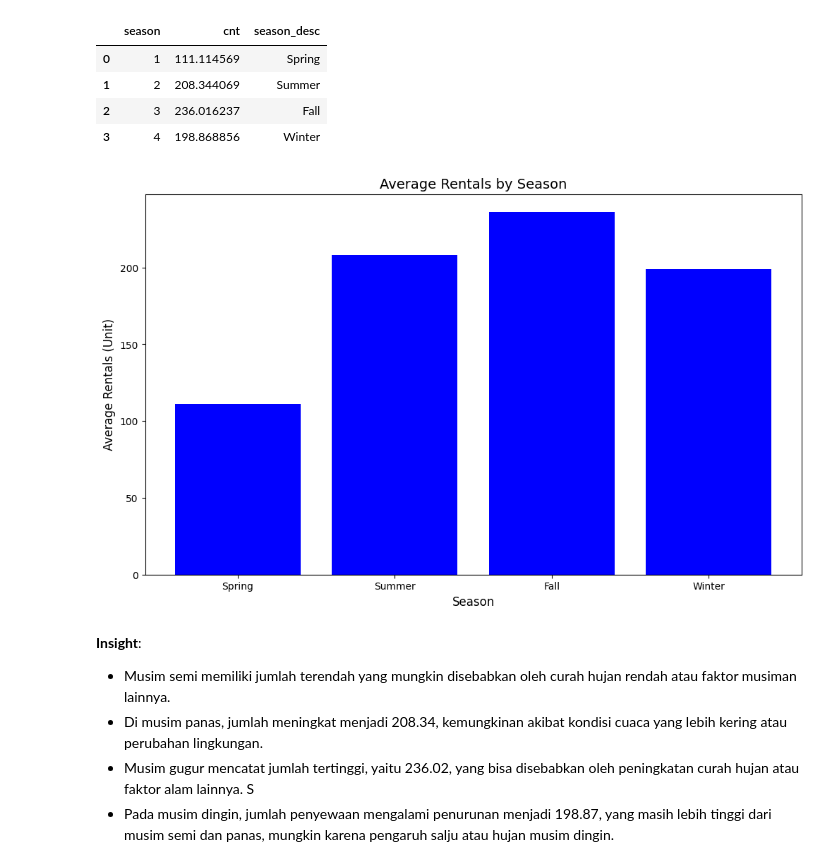
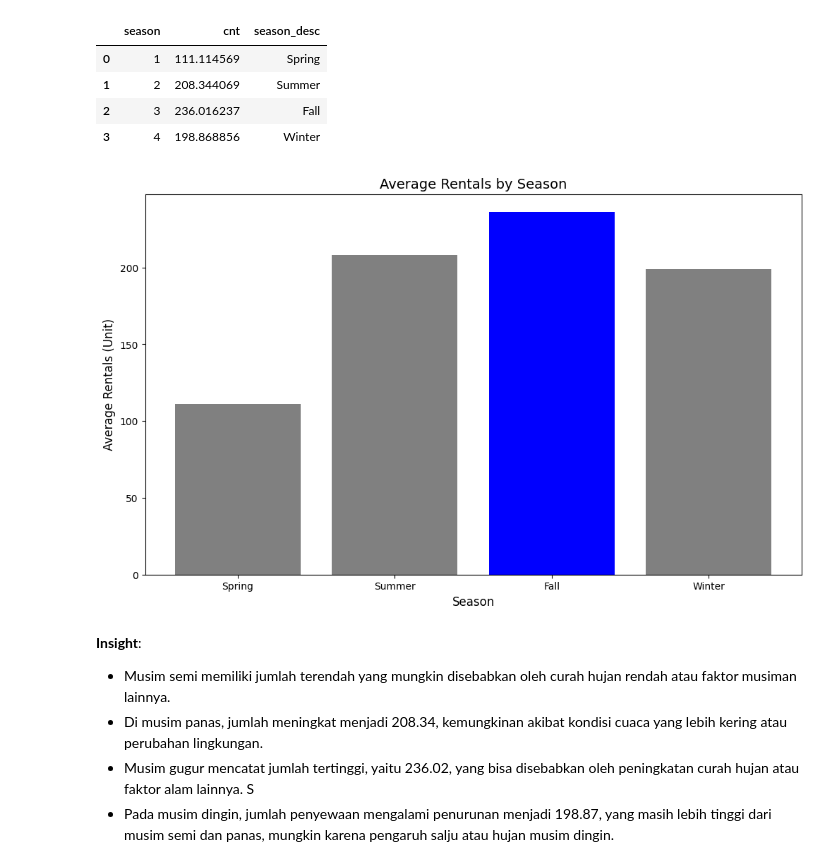
Before and after one commit to wahyunirosyidah/Bike-Sharing-Dashboard, a Jupyter notebook: notebook.ipynb, the cells around one changed output. Cells and saved outputs as stored; diff of their text form; code cells hidden in the pictures.

Commit message:
update season

```diff
--- a/notebook.ipynb
+++ b/notebook.ipynb
@@ -666,17 +666,20 @@ season_avg_rentals
 | 3 | 4 | 198.868856 | Winter |
 # %%
 plt.figure(figsize=(12, 7))
+max_value = season_avg_rentals['cnt'].max()
+colors = ['blue' if x == max_value else 'gray' for x in season_avg_rentals['cnt']]
+
 plt.bar(season_avg_rentals['season_desc'],
         season_avg_rentals['cnt'],
-        color=['blue'])
+        color=colors)
 
 plt.title('Average Rentals by Season', fontsize=14)
 plt.xlabel('Season', fontsize=12)
 plt.ylabel('Average Rentals (Unit)', fontsize=12)
 
 plt.show()
 # %% [output]
-[figure, old version]
+[figure, new version]
 # %% [markdown]
 **Insight**:
 -  Musim semi memiliki jumlah terendah yang mungkin disebabkan oleh curah hujan rendah atau faktor musiman lainnya.
```
Also changed, not shown: 1 other file.
